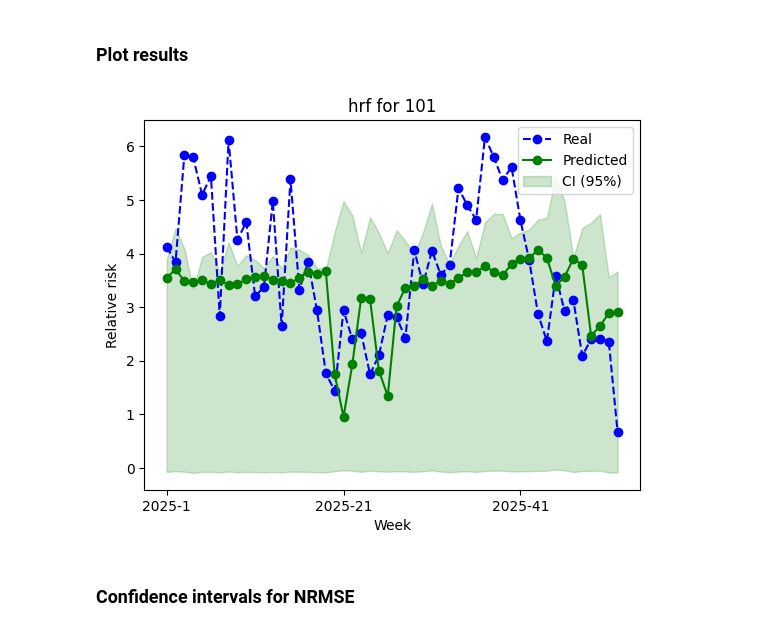
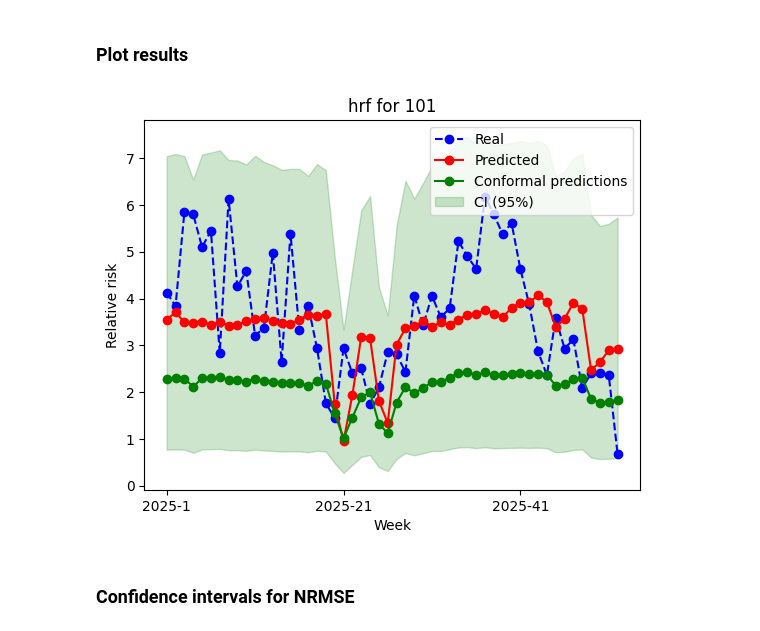
Before and after one commit to artisticlimon/dengue-model, a Jupyter notebook: models/model_scripts/model_options.ipynb, the cells around one changed output. Cells and saved outputs as stored; diff of their text form; code cells hidden in the pictures.

Commit message:
fix conformal prediction (in class and in notebook), comment some of the class

```diff
--- a/models/model_scripts/model_options.ipynb
+++ b/models/model_scripts/model_options.ipynb
@@ -1298,10 +1298,10 @@ best_hrf = Model(df, cantons[nrmse_hrf["nrmse"].idxmin()])
 ### Plot results
 # %%
 X_combined, y_combined, X_train, X_test, y_test, test, pds, epsilon = best_hrf.partition()
-y_pred_point, lower_bound, upper_bound = best_hrf.prediction_intervals(X_combined, y_combined, X_test, epsilon, "hrf", pds)
-best_hrf.serie_temp_canton("hrf", lower_bound, upper_bound)
+y_pred_point, lower_bound, upper_bound = best_hrf.prediction_intervals(X_combined, y_combined, X_test, epsilon, "hrf", repeats = 100)
+best_hrf.serie_temp_canton("hrf", y_pred_point, lower_bound, upper_bound)
 # %% [output]
-[figure, old version]
+[figure, new version]
 # %% [markdown]
 ### Confidence intervals for NRMSE
 # %%
```
Also changed, not shown: parts of 25 cells of this notebook, 1 other file.
